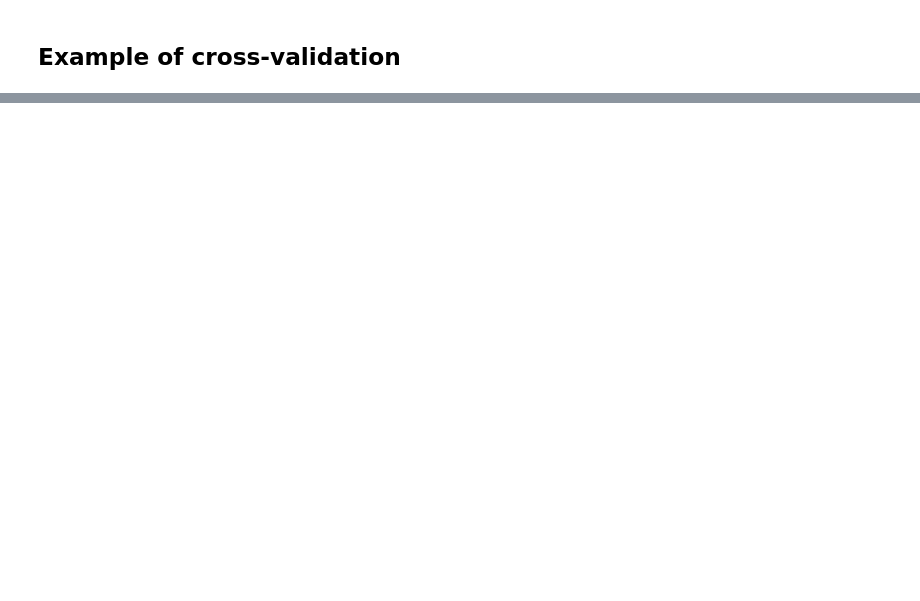
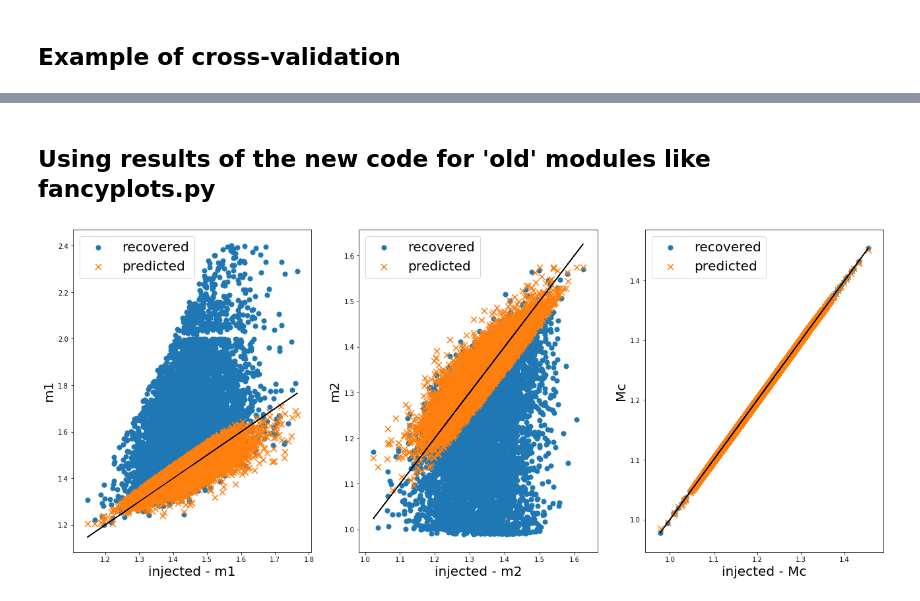
Before and after one commit to PhoenixBirdCreations/IPAM2021_ML, a Jupyter notebook: algo/classy_NN/Example.ipynb, the cells around one changed output, grey strips where cells are left out. Cells and saved outputs as stored; diff of their text form; code cells hidden in the pictures; blank space fills up the shorter version.

```diff
--- a/algo/classy_NN/Example.ipynb
+++ b/algo/classy_NN/Example.ipynb
@@ -264,0 +248,2 @@ e:25-bs:128-alpha:0.001-2layers:225+225-oc:[[1.0,2.2],[1.0,1.8],[0.9,1.6]]-seed:
+# %% [markdown]
+## Using results of the new code for 'old' modules like fancyplots.py
@@ -264,0 +254,9 @@ e:25-bs:128-alpha:0.001-2layers:225+225-oc:[[1.0,2.2],[1.0,1.8],[0.9,1.6]]-seed:
+# %%
+prediction = NN.compute_prediction(NN.xtest) # normalized prediction
+
+fp.checkRegressionPlot(NN.xtest, NN.ytest, prediction, ['m1','m2','Mc'], \
+                       scaler_y=NN.scaler_y, scaler_x=NN.scaler_x)
+
+#fp.plotInjRecPred(NN.ytest_notnorm, NN.xtest_notnorm, NN.scaler_y.inverse_transform(prediction), idx_Mc=2)
+# %% [output]
+[figure, added]
```
Also changed, not shown: parts of 18 cells of this notebook, 1 other file.
